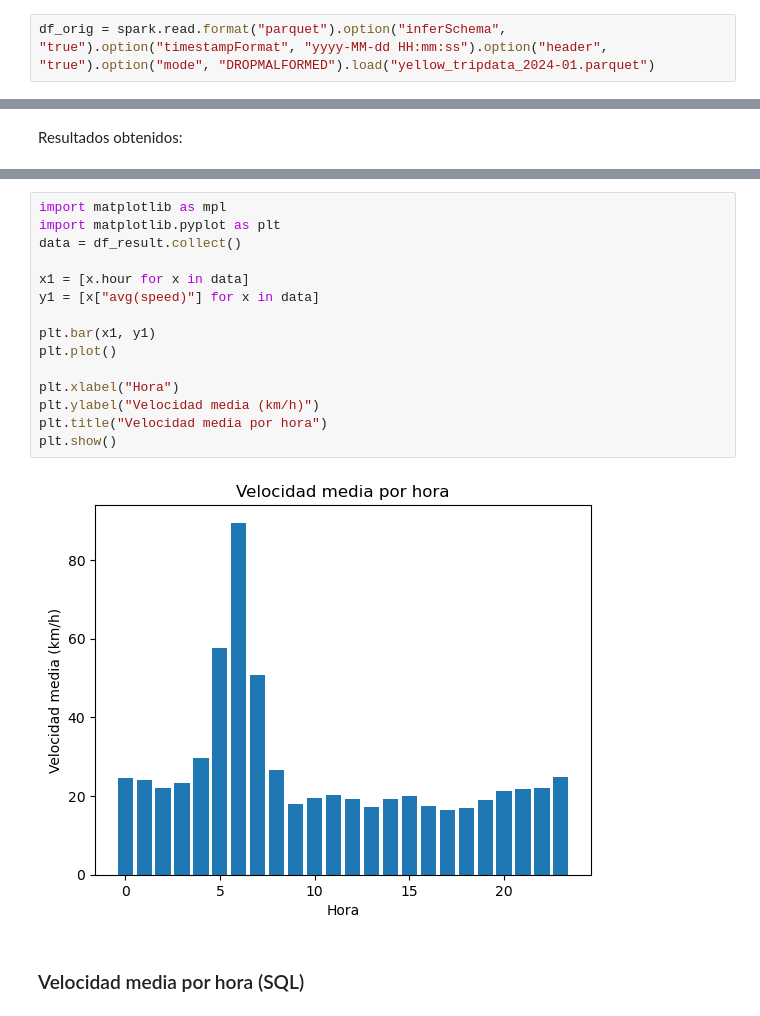
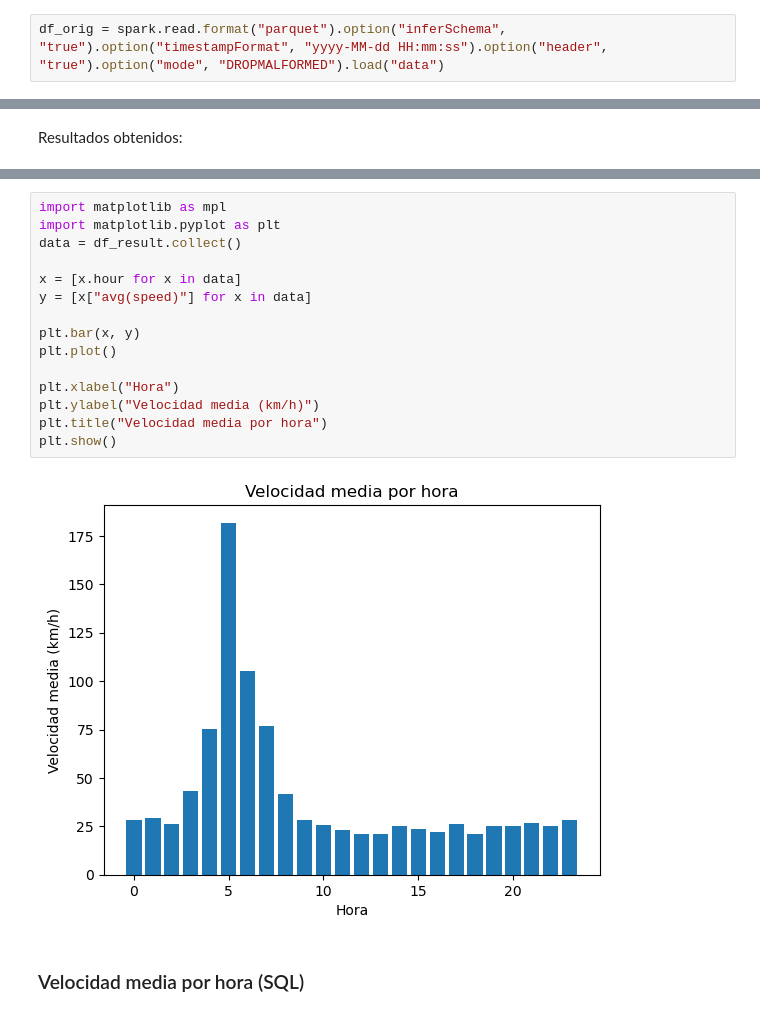
Before and after one commit to carlos-salinas/cap2026-yellowtrips, a Jupyter notebook: velocidad_media.ipynb, the cells around one changed output, grey strips where cells are left out. Saved outputs shown, nothing was run; the diff lists cells and outputs as text.

```diff
--- a/velocidad_media.ipynb
+++ b/velocidad_media.ipynb
@@ -18,7 +18,7 @@ spark
 # %% [markdown]
 ## Lectura datos
 # %%
-df_orig = spark.read.format("parquet").option("inferSchema", "true").option("timestampFormat", "yyyy-MM-dd HH:mm:ss").option("header", "true").option("mode", "DROPMALFORMED").load("yellow_tripdata_2024-01.parquet")
+df_orig = spark.read.format("parquet").option("inferSchema", "true").option("timestampFormat", "yyyy-MM-dd HH:mm:ss").option("header", "true").option("mode", "DROPMALFORMED").load("data")
 # %%
 df_orig.count()
 # %% [output]
@@ -84,20 +84,20 @@ df_result.sort(df_result.hour.asc()).toPandas()
 # %%
 import matplotlib as mpl
 import matplotlib.pyplot as plt
 data = df_result.collect()
 
-x1 = [x.hour for x in data]
-y1 = [x["avg(speed)"] for x in data]
+x = [x.hour for x in data]
+y = [x["avg(speed)"] for x in data]
 
-plt.bar(x1, y1)
+plt.bar(x, y)
 plt.plot()
 
 plt.xlabel("Hora")
 plt.ylabel("Velocidad media (km/h)")
 plt.title("Velocidad media por hora")
 plt.show()
 # %% [output]
-[figure, old version]
+[figure, new version]
 # %% [markdown]
 ### Velocidad media por hora (SQL)
 # %% [markdown]
```
Also changed, not shown: parts of 13 cells of this notebook, 13 other files.
